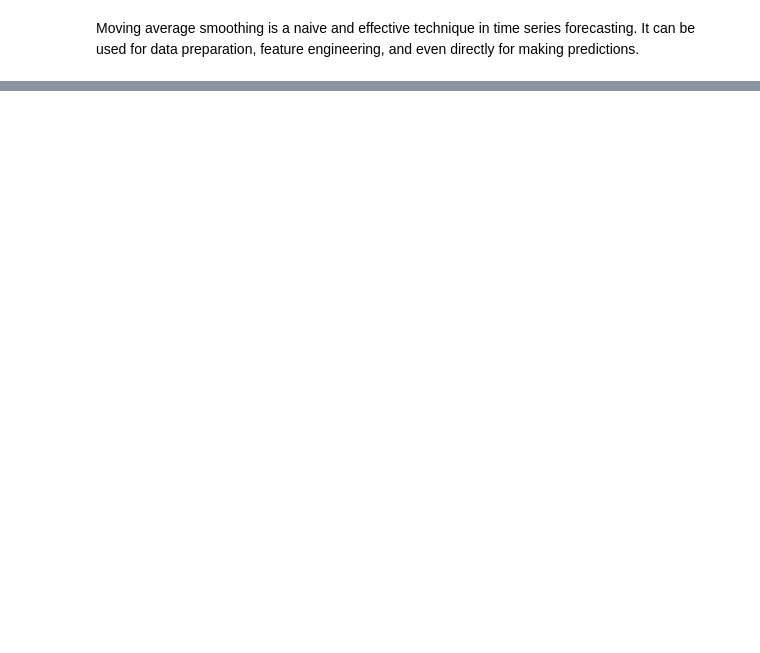
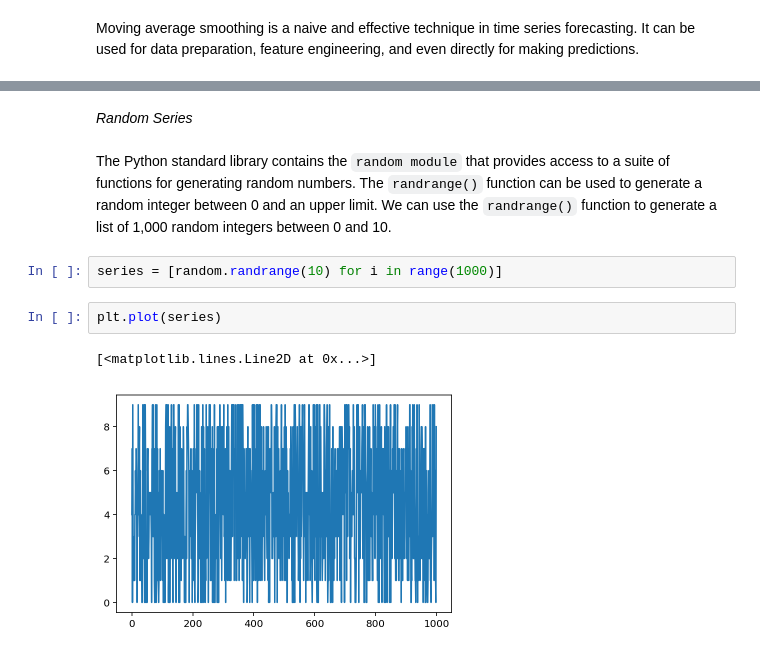
Before and after one commit to randomThoughts2018/l, a Jupyter notebook: 1.timeseries-Fundamentals.ipynb, the cells around one changed output, grey strips where cells are left out. Saved outputs shown, nothing was run; the diff lists cells and outputs as text; blank space fills up the shorter version.

````diff
--- a/1.timeseries-Fundamentals.ipynb
+++ b/1.timeseries-Fundamentals.ipynb
@@ -1151,0 +1330,14 @@ Moving average smoothing is a naive and effective technique in time series forec
+# %% [markdown]
+*Random Series*
+# %% [markdown]
+The Python standard library contains the ```random module``` that provides access to a suite of
+functions for generating random numbers. The ```randrange()``` function can be used to generate
+a random integer between 0 and an upper limit. We can use the ```randrange()``` function to
+generate a list of 1,000 random integers between 0 and 10.
+# %%
+series = [random.randrange(10) for i in range(1000)]
+# %%
+plt.plot(series)
+# %% [output]
+[<matplotlib.lines.Line2D at 0x...>]
+[figure, added]
````
Also changed, not shown: parts of 68 cells of this notebook.
